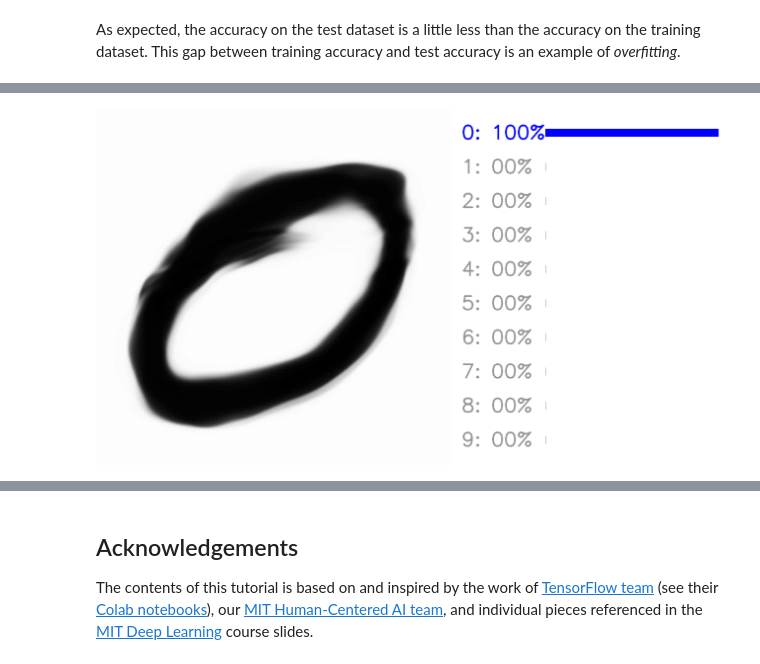
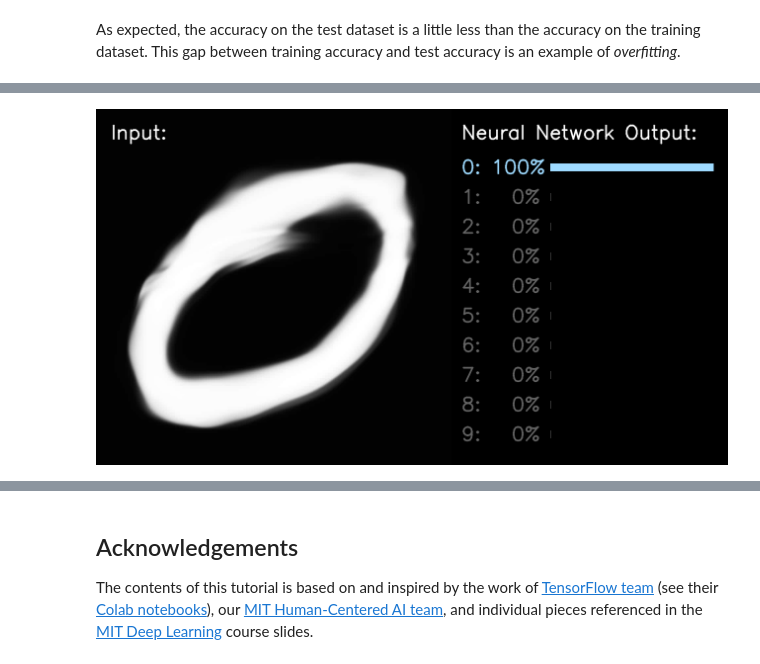
Before and after one commit to lexfridman/mit-deep-learning, a Jupyter notebook: tutorial_deep_learning_basics/deep_learning_basics.ipynb, the cells around one changed output, grey strips where cells are left out. Saved outputs shown, nothing was run; the diff lists cells and outputs as text; code cells hidden in the pictures.

```diff
--- a/tutorial_deep_learning_basics/deep_learning_basics.ipynb
+++ b/tutorial_deep_learning_basics/deep_learning_basics.ipynb
@@ -280,7 +280,6 @@ With the model trained, we can use it to make predictions about some images. Let
 
 ![MNIST dream](https://i.imgur.com/OrUJs9V.gif)
 # %%
-
 mnist_dream_path = 'images/mnist_dream.mp4'
 mnist_prediction_path = 'images/mnist_dream_predicted.mp4'
 
@@ -319,48 +318,63 @@ while True: # should 481 frames
     guess = np.argmax(preds)
     perc = np.rint(preds * 100).astype(int)
 
-    pad_color = 255
+    img = 255 - img
+    pad_color = 0
     img = np.pad(img, ((0,0), (0,1280-720), (0,0)), mode='constant', constant_values=(pad_color))
 
+    line_type = cv2.LINE_AA
+    font_face = cv2.FONT_HERSHEY_SIMPLEX
+    font_scale = 1.3
+    thickness = 2
     x, y = 740, 60
+    color = (255, 255, 255)
+
+    text = "Neural Network Output:"
+    cv2.putText(img, text=text, org=(x, y), fontScale=font_scale, fontFace=font_face, thickness=thickness,
+                    color=color, lineType=line_type)
+
+    text = "Input:"
+    cv2.putText(img, text=text, org=(30, y), fontScale=font_scale, fontFace=font_face, thickness=thickness,
+                    color=color, lineType=line_type)
+
+    y = 130
     for i, p in enumerate(perc):
-        line_type = cv2.LINE_AA
-        font_face = cv2.FONT_HERSHEY_SIMPLEX
-        font_scale = 1.3
-        thickness = 2
-        if i == guess: color = (255, 0, 0)
-        else: color = (150, 150, 150)
+        if i == guess: color = (255, 218, 158)
+        else: color = (100, 100, 100)
 
         rect_width = 0
-        if p > 0: rect_width = int(p * 3.5)
+        if p > 0: rect_width = int(p * 3.3)
 
-        cv2.rectangle(img, (x+170, y-5), (x+170+rect_width, y-20), color, -1)
+        rect_start = 180
+        cv2.rectangle(img, (x+rect_start, y-5), (x+rect_start+rect_width, y-20), color, -1)
 
-        text = '{}: {:0>2}%'.format(i, int(p))
+        text = '{}: {:>3}%'.format(i, int(p))
         cv2.putText(img, text=text, org=(x, y), fontScale=font_scale, fontFace=font_face, thickness=thickness,
                     color=color, lineType=line_type)
-        y += 69
+        y += 60
 
     # if you don't want to save the output as a video, set this to False
     save_video = True
 
     if save_video:
         if vw is None:
             codec = cv2.VideoWriter_fourcc(*'DIVX')
             vid_width_height = img.shape[1], img.shape[0]
-            vw = cv2.VideoWriter(mnist_prediction_path, codec, 15, vid_width_height)
+            vw = cv2.VideoWriter(mnist_prediction_path, codec, 30, vid_width_height)
+        # 15 fps above doesn't work robustly so we right frame twice at 30 fps
+        vw.write(img)
         vw.write(img)
 
     # scale down image for display
     img_disp = cv2.resize(img, (0,0), fx=0.5, fy=0.5)
     cv2_imshow(img_disp)
     IPython.display.clear_output(wait=True)
 
 cap.release()
 if vw is not None:
     vw.release()
 # %% [output]
-[figure, old version]
+[figure, new version]
 # %% [markdown]
 The above shows the prediction of the network by choosing the neuron with the highest output. While the output layer values add 1 to one, these do not reflect well-calibrated measures of "uncertainty". Often, the network is overly confident about the top choice that does not reflect a learned measure of probability. If everything ran correctly you should get an animation like this:
 
```
Also changed, not shown: parts of 8 cells of this notebook.
